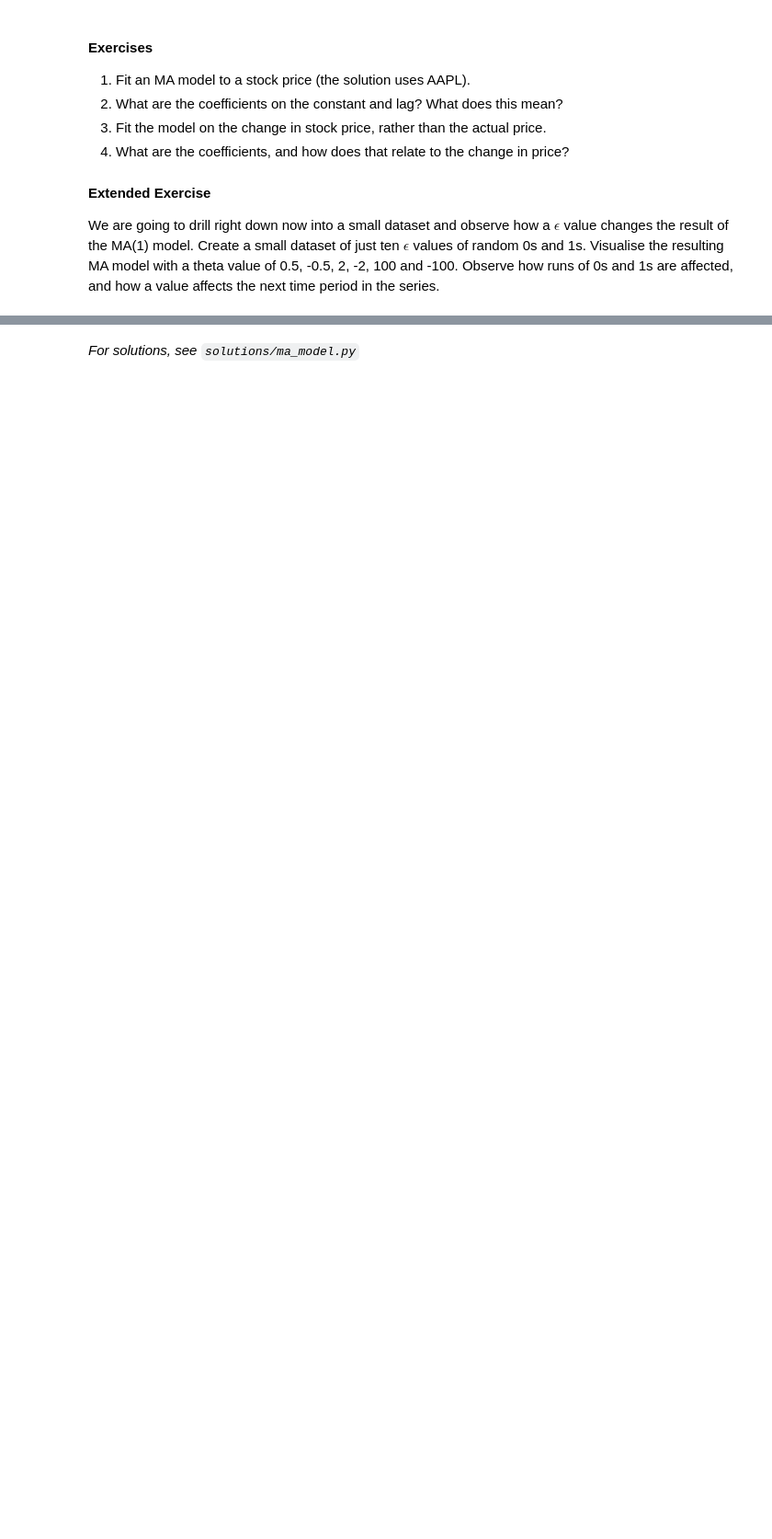
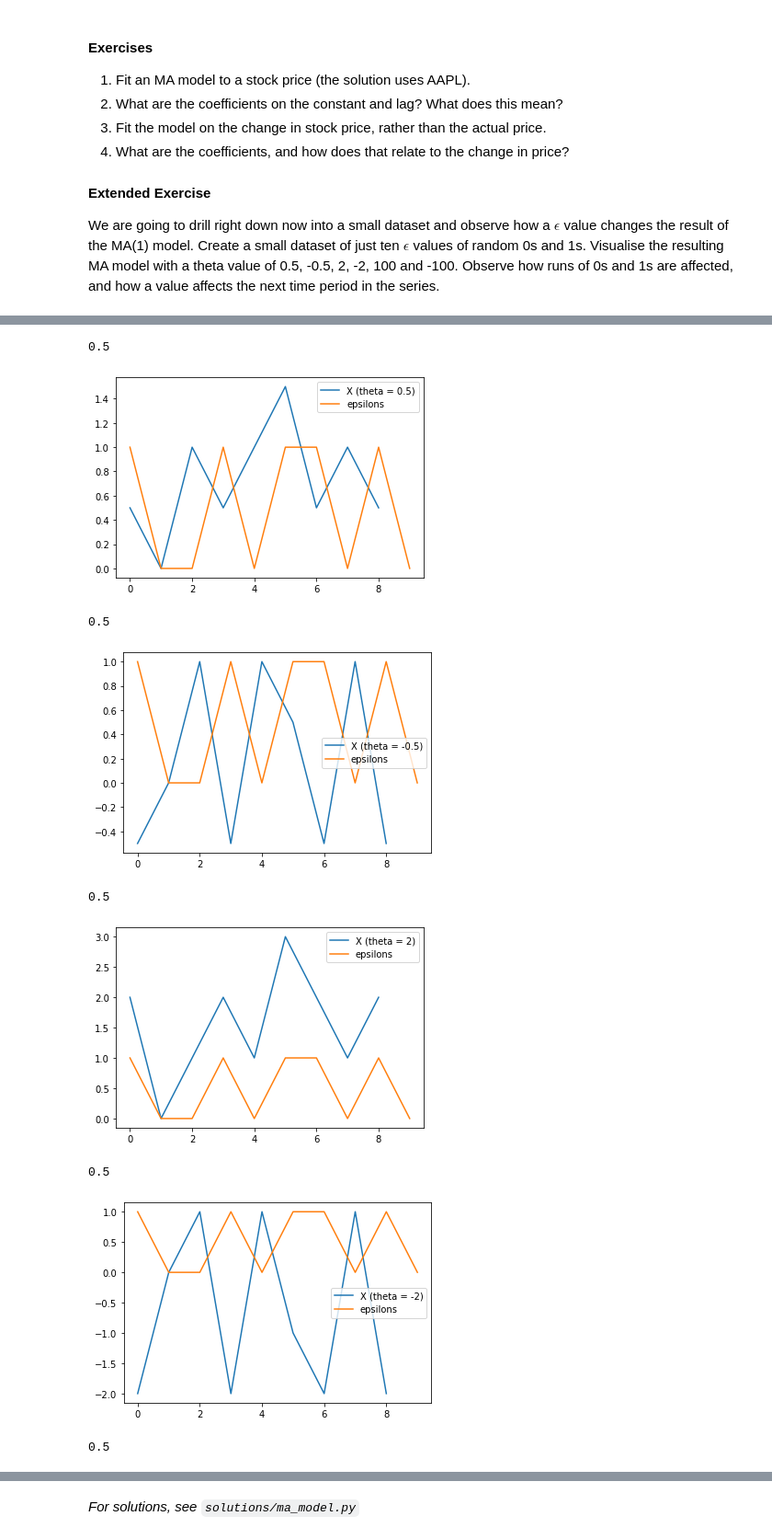
Before and after one commit to PythonCharmers/QuantFinance, a Jupyter notebook: notebooks/Module 1.6.1 - Time Series moving average.ipynb, the cells around one changed output, grey strips where cells are left out. Shown at 92% size. Drawn from its saved outputs; the diff is of its cells as text; code cells hidden in the pictures; blank space fills up the shorter version.

```diff
--- a/notebooks/Module 1.6.1 - Time Series moving average.ipynb
+++ b/notebooks/Module 1.6.1 - Time Series moving average.ipynb
@@ -127,0 +202,23 @@ We are going to drill right down now into a small dataset and observe how a $\ep
+# %%
+epsilons = np.array([1, 0, 0, 1, 0, 1, 1, 0, 1, 0]) # Try different combinations here.
+theta_list = [0.5, -0.5, 2, -2, 100,-100]
+
+for theta in theta_list:
+    X = epsilons[1:] + theta * epsilons[:-1]
+    print(np.mean(epsilons))
+
+    lab = "X (theta = " + str(theta) + ")"
+    plt.plot(X, label=lab)
+    plt.plot(epsilons, label='epsilons')
+    plt.legend()
+    plt.show()
+# %% [output]
+0.5
+[figure, added]
+0.5
+[figure, added]
+0.5
+[figure, added]
+0.5
+[figure, added]
+0.5
```
Also changed, not shown: parts of 11 cells of this notebook, 18 other files.
